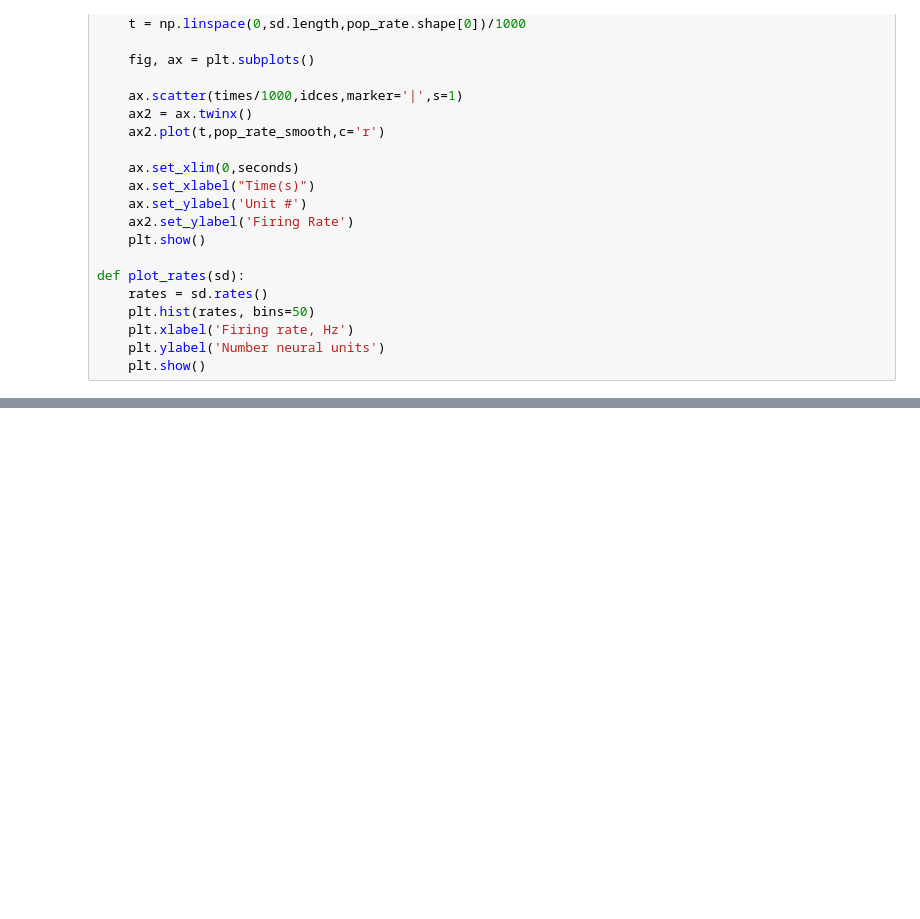
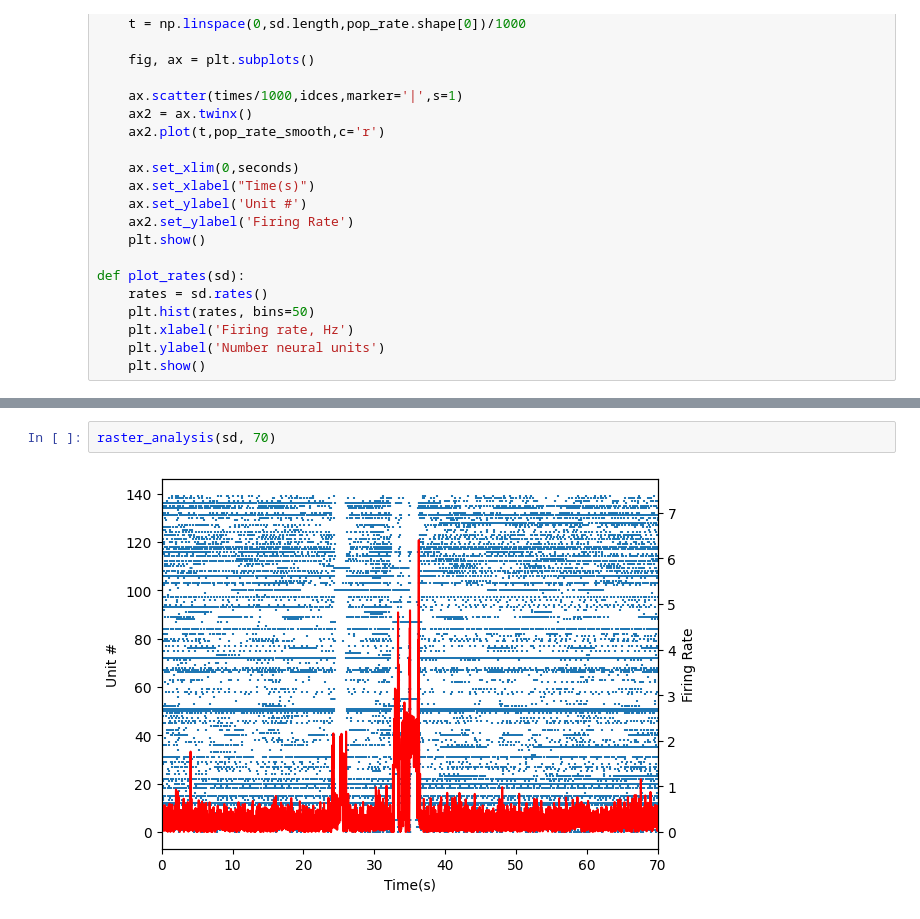
Before and after one commit to braingeneers/midbrain_parkinsons, a Jupyter notebook: dev/other/thomas/thesis/analysis.ipynb, the cells around one changed output, grey strips where cells are left out. Saved outputs shown, nothing was run; the diff lists cells and outputs as text; blank space fills up the shorter version.

```diff
--- a/dev/other/thomas/thesis/analysis.ipynb
+++ b/dev/other/thomas/thesis/analysis.ipynb
@@ -108,0 +118,4 @@ plot_raster(sd)
+# %%
+raster_analysis(sd, 70)
+# %% [output]
+[figure, added]
```
Also changed, not shown: parts of 4 cells of this notebook.
